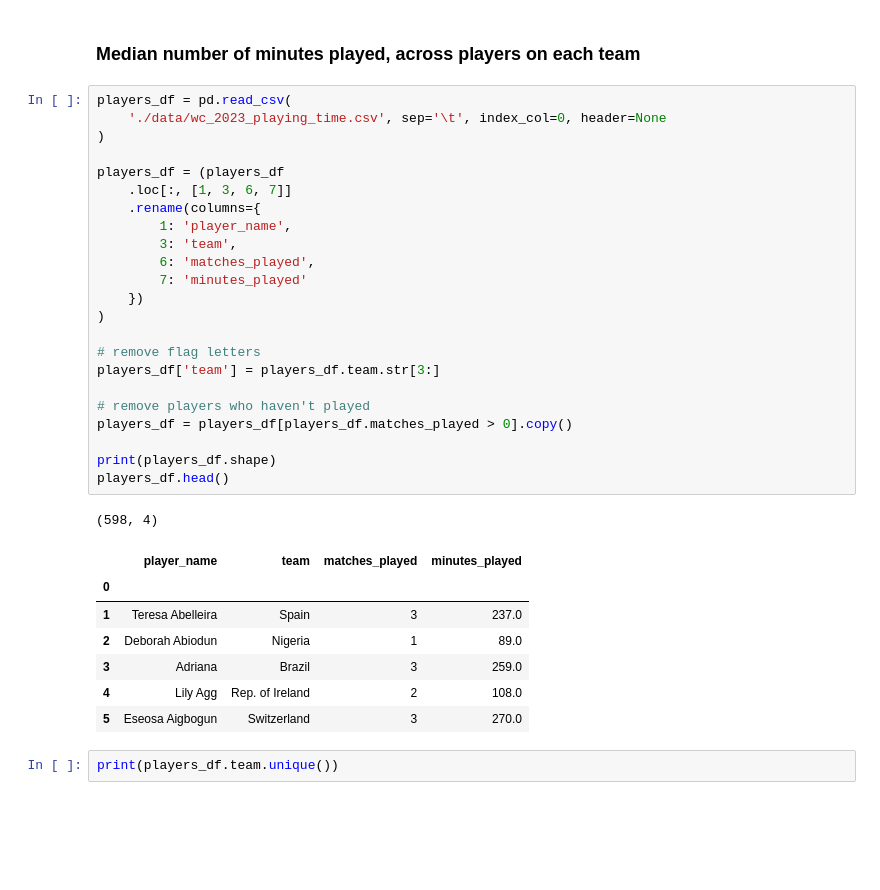
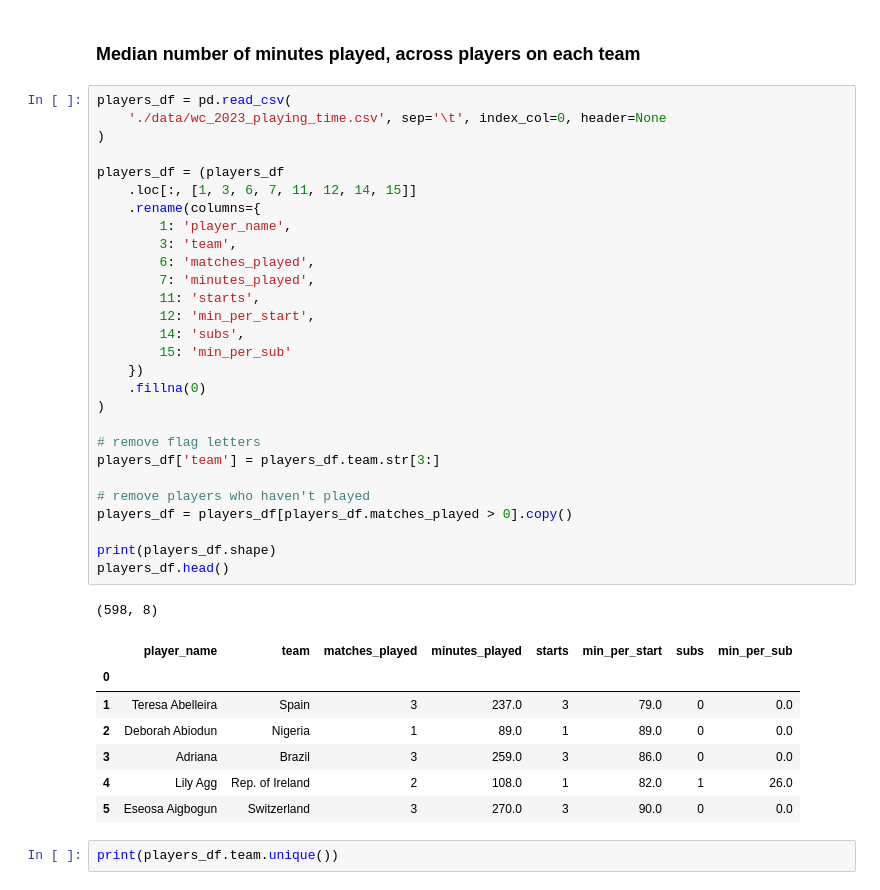
Before and after one commit to jjc2718/analytics-stuff, a Jupyter notebook: world_cup_rotation.ipynb, the cells around one changed output. Cells and saved outputs as stored; diff of their text form; blank space fills up the shorter version.

```diff
--- a/world_cup_rotation.ipynb
+++ b/world_cup_rotation.ipynb
@@ -196,35 +196,40 @@ plt.savefig('./median_sub_time.png', bbox_inches='tight', dpi=200)
 # %%
 players_df = pd.read_csv(
     './data/wc_2023_playing_time.csv', sep='\t', index_col=0, header=None
 )
 
 players_df = (players_df
-    .loc[:, [1, 3, 6, 7]]
+    .loc[:, [1, 3, 6, 7, 11, 12, 14, 15]]
     .rename(columns={
         1: 'player_name',
         3: 'team',
         6: 'matches_played',
-        7: 'minutes_played'
+        7: 'minutes_played',
+        11: 'starts',
+        12: 'min_per_start',
+        14: 'subs',
+        15: 'min_per_sub'
     })
+    .fillna(0)
 )
 
 # remove flag letters
 players_df['team'] = players_df.team.str[3:]
 
 # remove players who haven't played
 players_df = players_df[players_df.matches_played > 0].copy()
 
 print(players_df.shape)
 players_df.head()
 # %% [output]
-(598, 4)
+(598, 8)
-|  | player_name | team | matches_played | minutes_played |
-| 0 |  |  |  |  |
-| 1 | Teresa Abelleira | Spain | 3 | 237.0 |
-| 2 | Deborah Abiodun | Nigeria | 1 | 89.0 |
-| 3 | Adriana | Brazil | 3 | 259.0 |
-| 4 | Lily Agg | Rep. of Ireland | 2 | 108.0 |
-| 5 | Eseosa Aigbogun | Switzerland | 3 | 270.0 |
+|  | player_name | team | matches_played | minutes_played | starts | min_per_start | subs | min_per_sub |
+| 0 |  |  |  |  |  |  |  |  |
+| 1 | Teresa Abelleira | Spain | 3 | 237.0 | 3 | 79.0 | 0 | 0.0 |
+| 2 | Deborah Abiodun | Nigeria | 1 | 89.0 | 1 | 89.0 | 0 | 0.0 |
+| 3 | Adriana | Brazil | 3 | 259.0 | 3 | 86.0 | 0 | 0.0 |
+| 4 | Lily Agg | Rep. of Ireland | 2 | 108.0 | 1 | 82.0 | 1 | 26.0 |
+| 5 | Eseosa Aigbogun | Switzerland | 3 | 270.0 | 3 | 90.0 | 0 | 0.0 |
 # %%
 print(players_df.team.unique())
 # %% [output]
```
Also changed, not shown: parts of 6 cells of this notebook, 1 other file.
